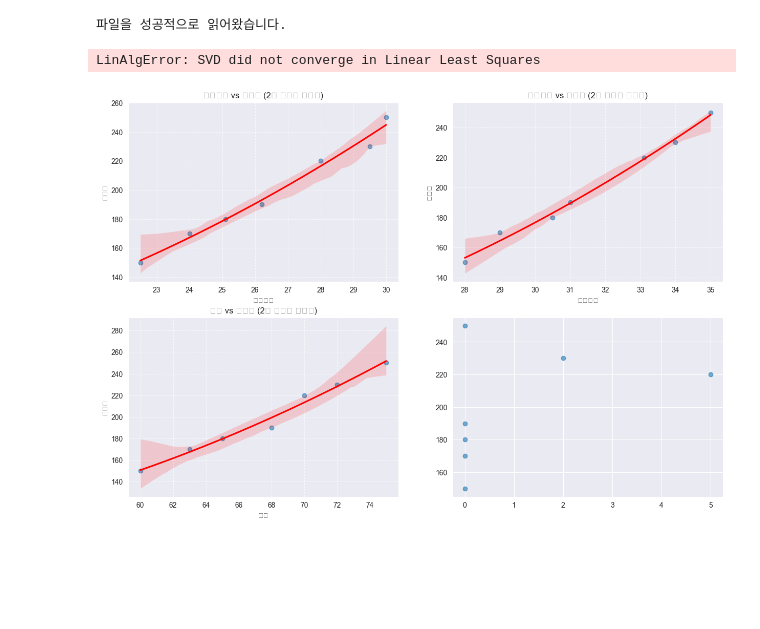
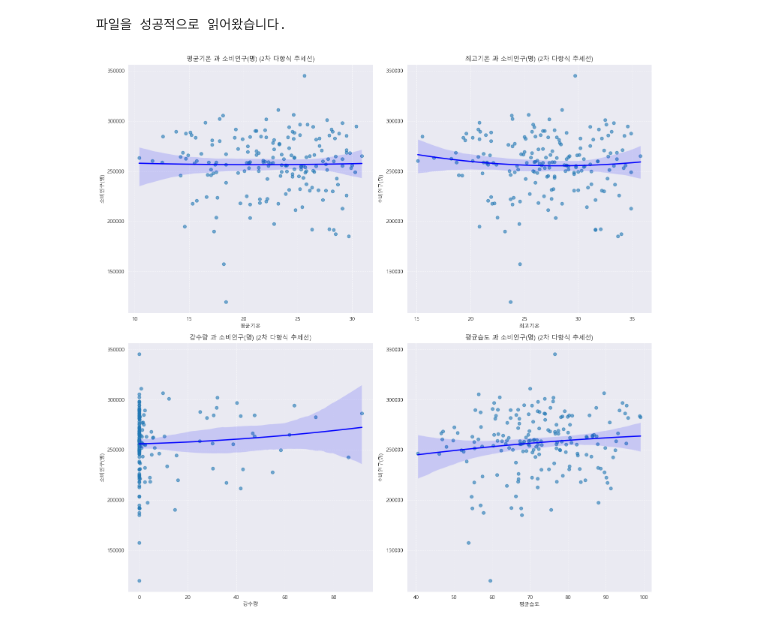
Before and after one commit to yoojiseong/team_project3_python, a Jupyter notebook: DataAnalyze/청년층판매량과_날씨의_상관관계/DataAnalyzing.ipynb, the cells around one changed output. Cells and saved outputs as stored; diff of their text form; code cells hidden in the pictures; blank space fills up the shorter version.

```diff
--- a/DataAnalyze/청년층판매량과_날씨의_상관관계/DataAnalyzing.ipynb
+++ b/DataAnalyze/청년층판매량과_날씨의_상관관계/DataAnalyzing.ipynb
@@ -86,6 +86,24 @@ except Exception as e:
 파일을 성공적으로 읽어왔습니다.
 # %%
 # 2. 데이터의 상관관계를 눈으로 먼저 분석하기 시각화하기 -> 산점도로 표현
+df = pd.merge(sales_df , weather_df, on='기준일자')
+weather_features = ['평균기온','최고기온','강수량','평균습도']
+target = '소비인구(명)'
+
+#그래프 그리기
+plt.figure(figsize=(15,15))
+
+for i, feature in enumerate(weather_features):
+    plt.rcParams['font.family'] = 'Malgun Gothic'
+    plt.rcParams['axes.unicode_minus'] = False
+    plt.subplot(2, 2, i+1)
+    sns.regplot(x=feature, y=target, data=df, order=2,scatter_kws={'alpha':0.6}, line_kws={'color':'blue'})
+    plt.title(f'{feature} 과 {target} (2차 다항식 추세선)', fontsize=12)
+    plt.xlabel(feature, fontsize=10)
+    plt.ylabel(target, fontsize=10)
+    plt.grid(True , linestyle='--', alpha=0.7)
+
+plt.tight_layout()
+plt.show()
 # %% [output]
-LinAlgError: SVD did not converge in Linear Least Squares
-[figure, old version]
+[figure, new version]
```
Also changed, not shown: parts of 1 cell of this notebook.
